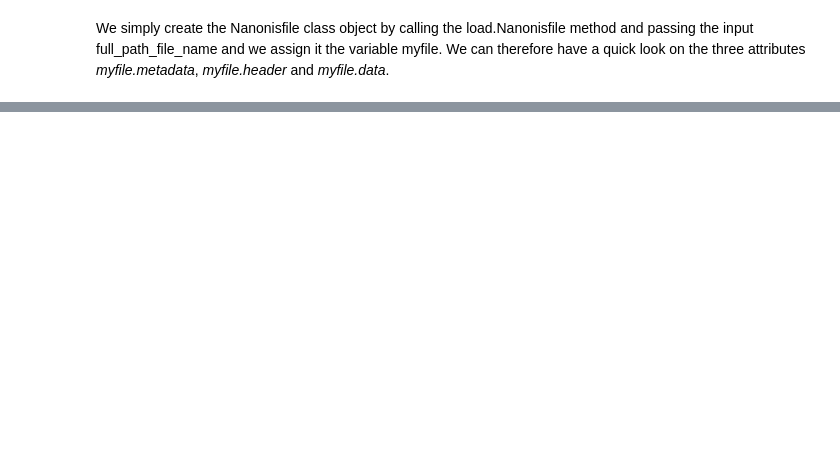
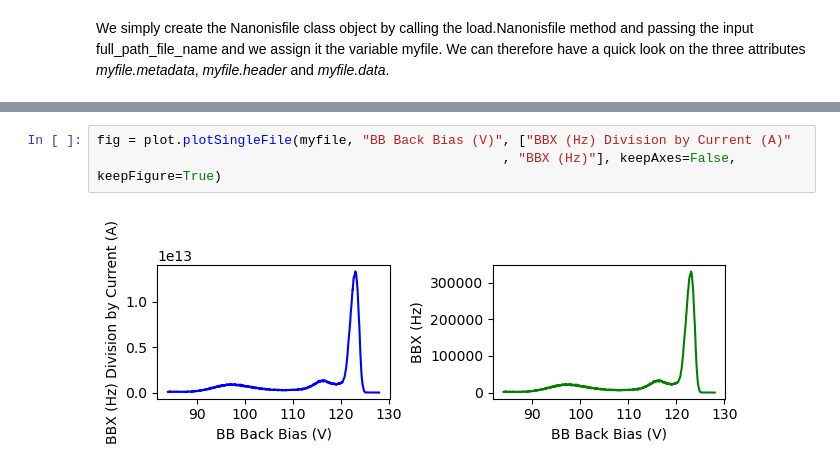
Before and after one commit to garghi2000/PythonNanolib, a Jupyter notebook: Manual.ipynb, the cells around one changed output, grey strips where cells are left out. Cells and saved outputs as stored; diff of their text form; blank space fills up the shorter version.

```diff
--- a/Manual.ipynb
+++ b/Manual.ipynb
@@ -120,0 +163,5 @@ fig = plot.plotSingleFile(myfile, "Energy (eV)", [0, 1, 2, 3], False, True)
+# %%
+fig = plot.plotSingleFile(myfile, "BB Back Bias (V)", ["BBX (Hz) Division by Current (A)"
+                                                    , "BBX (Hz)"], keepAxes=False, keepFigure=True)
+# %% [output]
+[figure, added]
```
Also changed, not shown: parts of 10 cells of this notebook, 17 other files.
